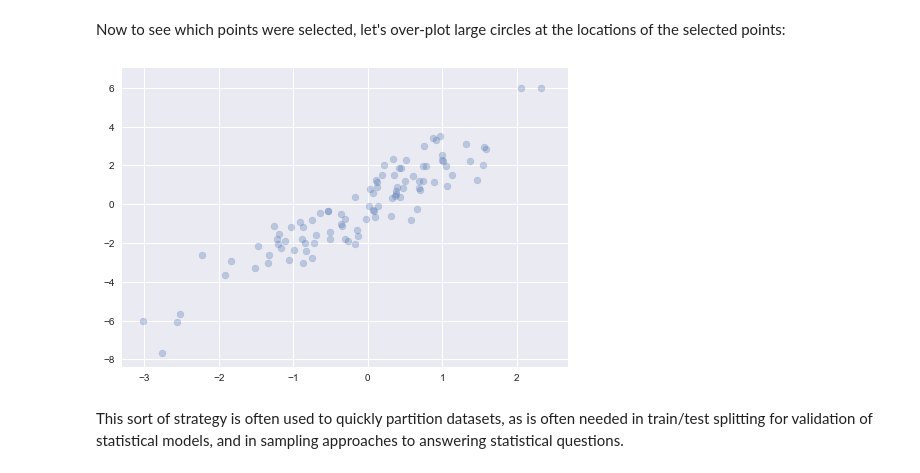
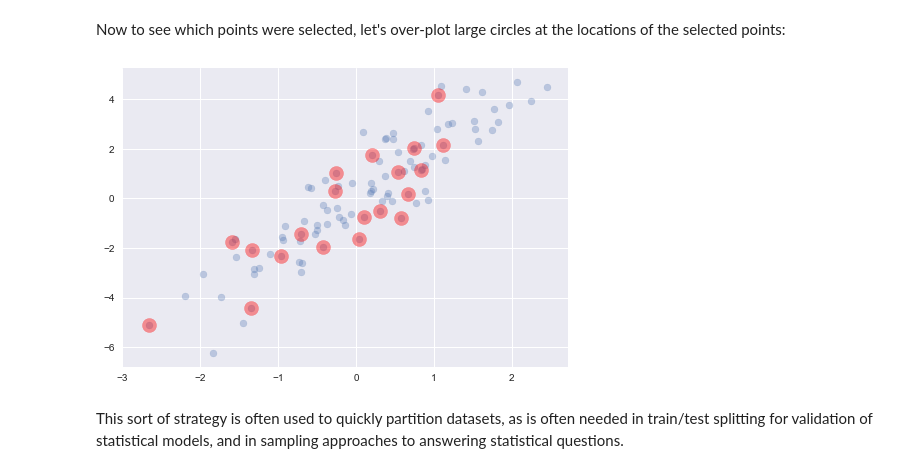
Before and after one commit to mohankgaddam/eas503ubcourse, a Jupyter notebook: notebooks/Numpy.ipynb, the cells around one changed output. Saved outputs shown, nothing was run; the diff lists cells and outputs as text; code cells hidden in the pictures.

```diff
--- a/notebooks/Numpy.ipynb
+++ b/notebooks/Numpy.ipynb
@@ -1755,7 +1876,7 @@ For example, we might have an $N$ by $D$ matrix representing $N$ points in $D$ d
 mean = [0, 0]
 cov = [[1, 2],
        [2, 5]]
-X = rand.multivariate_normal(mean, cov, 100)
+X = np.random.multivariate_normal(mean, cov, 100)
 X.shape
 # %% [output]
 (100, 2)
@@ -1787,9 +1908,9 @@ Now to see which points were selected, let's over-plot large circles at the loca
 # %%
 plt.scatter(X[:, 0], X[:, 1], alpha=0.3)
 plt.scatter(selection[:, 0], selection[:, 1],
-            facecolor='none', s=200);
+            facecolor='red', alpha=0.4,s=200);
 # %% [output]
-[figure, old version]
+[figure, new version]
 # %% [markdown]
 This sort of strategy is often used to quickly partition datasets, as is often needed in train/test splitting for validation of statistical models, and in sampling approaches to answering statistical questions.
 # %% [markdown]
```
Also changed, not shown: parts of 30 cells of this notebook, 13 other files.
